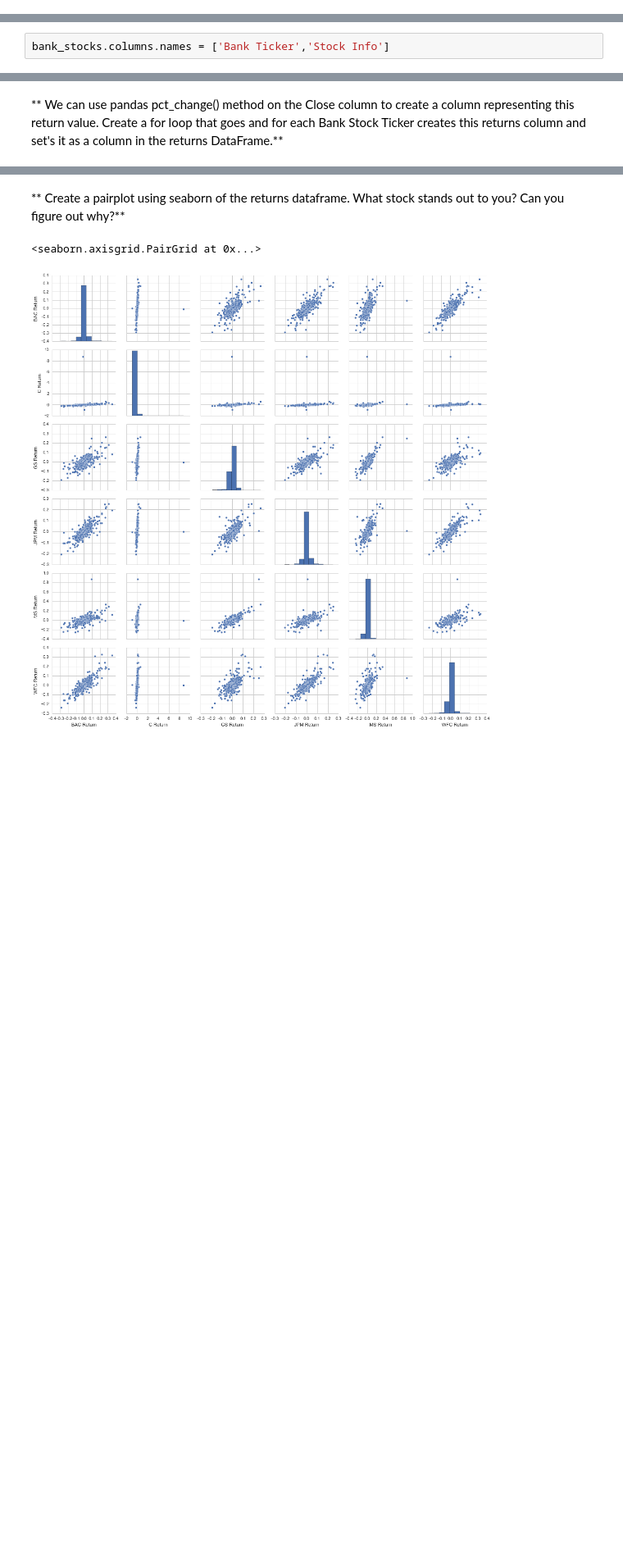
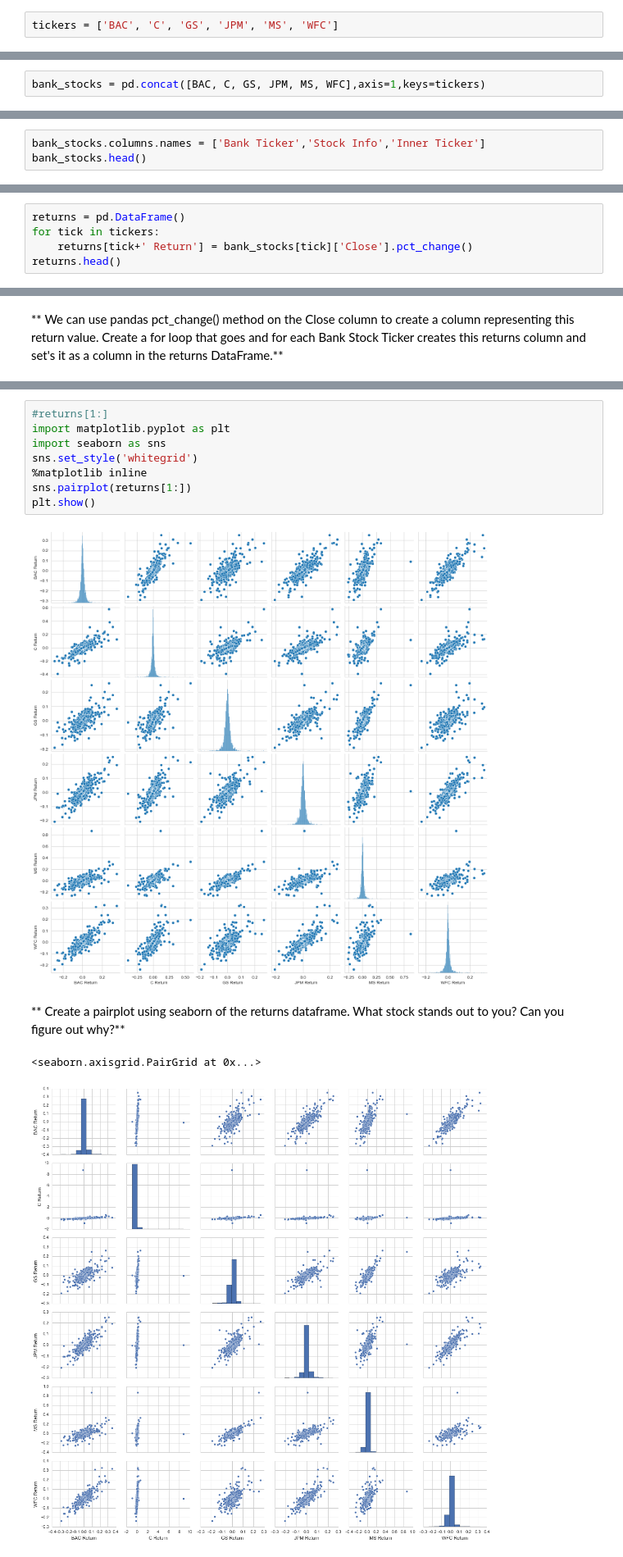
Before and after one commit to sc-grads/sc_PascalGovender_2025, a Jupyter notebook: Python/Jupyter/Refactored_Py_DS_ML_Bootcamp-master/10-Data-Capstone-Projects/03-Finance Project.ipynb, the cells around one changed output, grey strips where cells are left out. Shown at 82% size. Cells and saved outputs as stored; diff of their text form; blank space fills up the shorter version.

```diff
--- a/Python/Jupyter/Refactored_Py_DS_ML_Bootcamp-master/10-Data-Capstone-Projects/03-Finance Project.ipynb
+++ b/Python/Jupyter/Refactored_Py_DS_ML_Bootcamp-master/10-Data-Capstone-Projects/03-Finance Project.ipynb
@@ -79,8 +88,13 @@ NotImplementedError: data_source='google' is not implemented
 # %% [markdown]
 ** Create a list of the ticker symbols (as strings) in alphabetical order. Call this list: tickers**
+# %%
+tickers = ['BAC', 'C', 'GS', 'JPM', 'MS', 'WFC']
 # %% [markdown]
 ** Use pd.concat to concatenate the bank dataframes together to a single data frame called bank_stocks. Set the keys argument equal to the tickers list. Also pay attention to what axis you concatenate on.**
+# %%
+bank_stocks = pd.concat([BAC, C, GS, JPM, MS, WFC],axis=1,keys=tickers)
 # %% [markdown]
 ** Set the column name levels (this is filled out for you):**
 # %%
-bank_stocks.columns.names = ['Bank Ticker','Stock Info']
+bank_stocks.columns.names = ['Bank Ticker','Stock Info','Inner Ticker']
+bank_stocks.head()
@@ -118,3 +144,8 @@ dtype: float64
 ** Create a new empty DataFrame called returns. This dataframe will contain the returns for each bank's stock. returns are typically defined by:**
 
 $$r_t = \frac{p_t - p_{t-1}}{p_{t-1}} = \frac{p_t}{p_{t-1}} - 1$$
+# %%
+returns = pd.DataFrame()
+for tick in tickers:
+    returns[tick+' Return'] = bank_stocks[tick]['Close'].pct_change()
+returns.head()
@@ -132,3 +162,13 @@ $$r_t = \frac{p_t - p_{t-1}}{p_{t-1}} = \frac{p_t}{p_{t-1}} - 1$$
+# %%
+#returns[1:]
+import matplotlib.pyplot as plt
+import seaborn as sns
+sns.set_style('whitegrid')
+%matplotlib inline
+sns.pairplot(returns[1:])
+plt.show()
+# %% [output]
+[figure, added]
 # %% [markdown]
 ** Create a pairplot using seaborn of the returns dataframe. What stock stands out to you? Can you figure out why?**
 # %%
```
Also changed, not shown: parts of 37 cells of this notebook.
